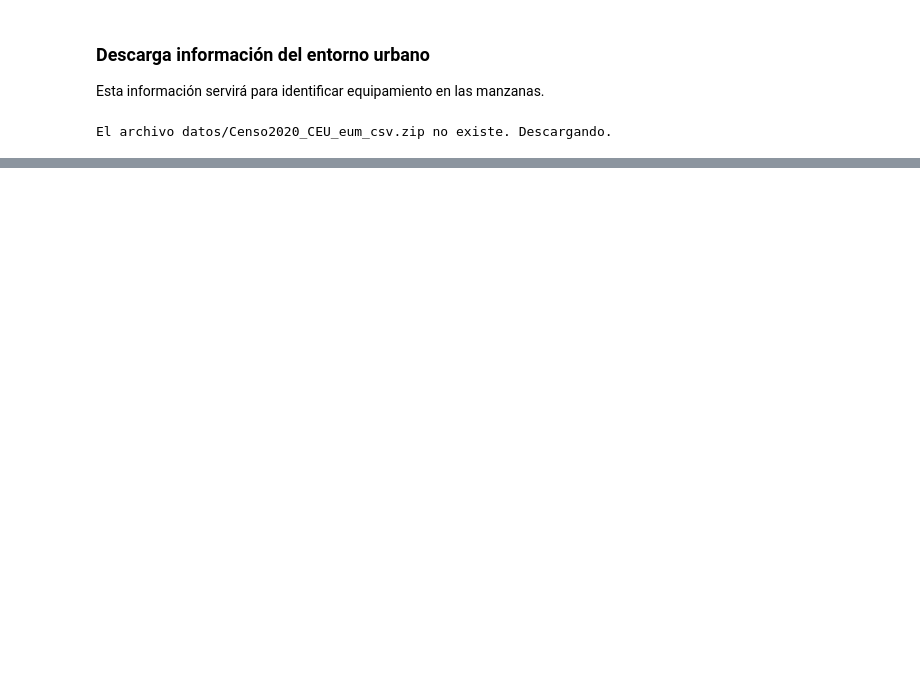
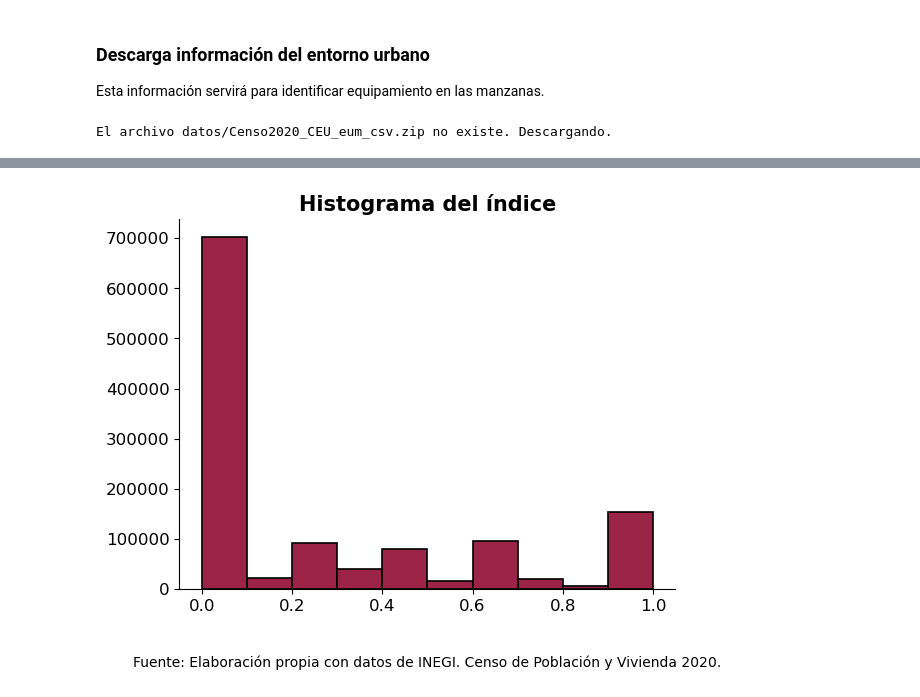
Before and after one commit to claudiodanielpc/datavivi, a Jupyter notebook: indica_infra_vivi.ipynb, the cells around one changed output, grey strips where cells are left out. Saved outputs shown, nothing was run; the diff lists cells and outputs as text; code cells hidden in the pictures; blank space fills up the shorter version.

```diff
--- a/indica_infra_vivi.ipynb
+++ b/indica_infra_vivi.ipynb
@@ -182,0 +251,23 @@ entorno
+# %%
+#Crear índice con la primera componente principal
+ind1=data[:,0]
+explained_variance=pca.explained_variance_ratio_
+indicador=ind1*explained_variance[0]
+
+#Normalizar el indicador
+indicador=(indicador-indicador.min())/(indicador.max()-indicador.min())
+#Agregar el indicador a la base de datos
+df_limpia['indicador']=indicador
+# %%
+#Graficar el índice de rezago habitacional
+plt.hist(indicador,bins=10,edgecolor='black', linewidth=1.2, color='#9d2449')
+plt.title("Histograma del índice",fontsize=15, fontweight='bold')
+#Evitar que eje y tenga notación científica
+plt.ticklabel_format(style='plain', axis='y')
+#Eliminar borde derecho y superior
+plt.gca().spines['right'].set_visible(False)
+plt.gca().spines['top'].set_visible(False)
+plt.text(0.5, -0.2, 'Fuente: Elaboración propia con datos de INEGI. Censo de Población y Vivienda 2020.', fontsize=10, ha='center', va='center', transform=plt.gca().transAxes)
+plt.show()
+# %% [output]
+[figure, added]
```
Also changed, not shown: parts of 8 cells of this notebook.
